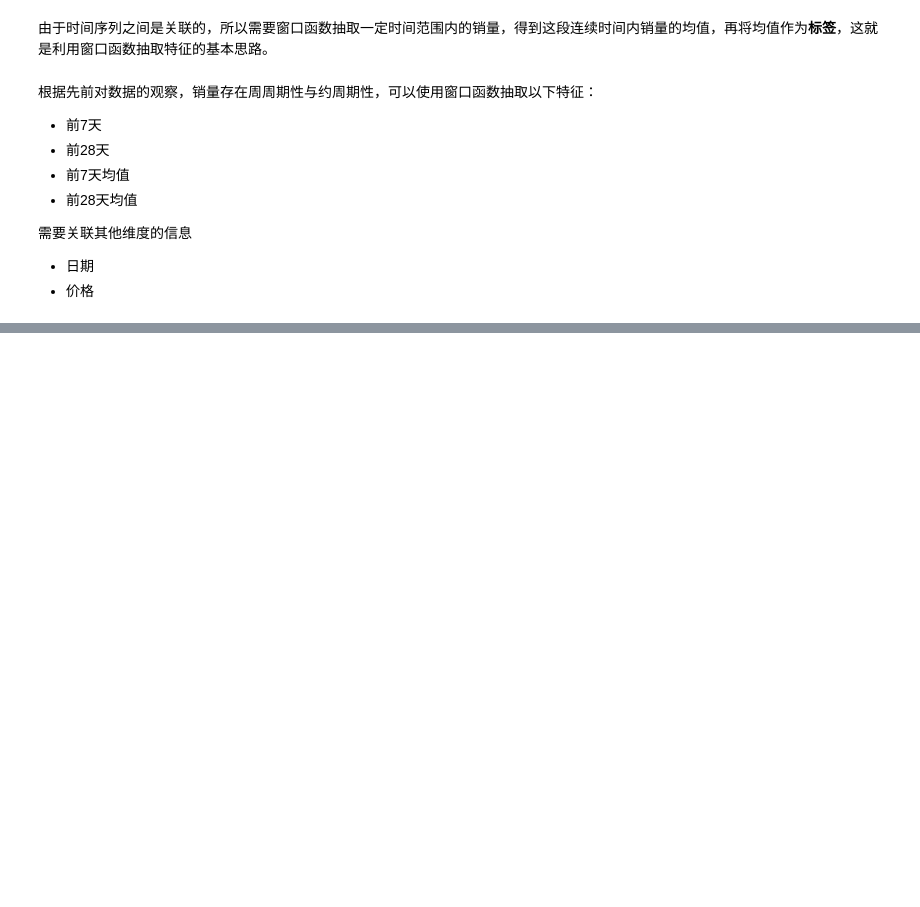
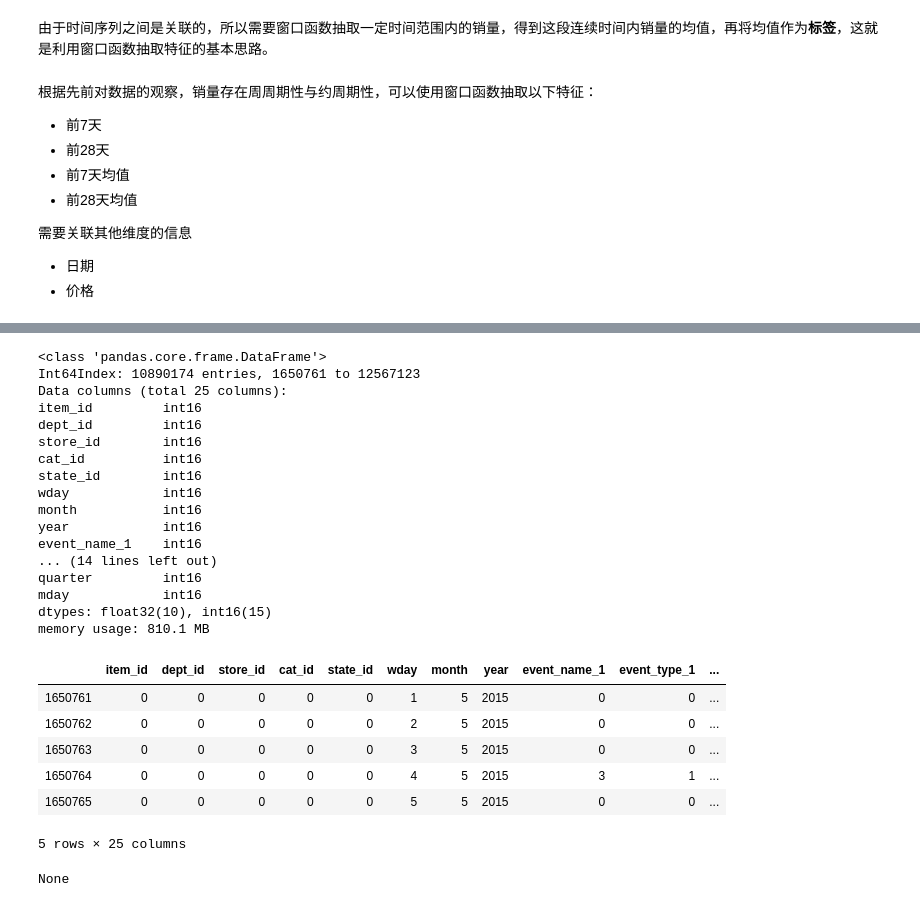
Before and after one commit to Zhu-Haikun/Kaggle-M5-Forecasting-Accuracy, a Jupyter notebook: M5-Competitors.ipynb, the cells around one changed output, grey strips where cells are left out. Cells and saved outputs as stored; diff of their text form; code cells hidden in the pictures; blank space fills up the shorter version.

```diff
--- a/M5-Competitors.ipynb
+++ b/M5-Competitors.ipynb
@@ -431,11 +418,11 @@ sale_data.head(1)
 - 价格
 # %%
 # 创建训练数据集
-def create_train_data(train_start,test_start=1800,is_train=True):
+def create_train_data(train_start=750,test_start=1800,is_train=True):
     '''
     参数说明：
-    train_start   设置训练集取值范围，取值范围为填写值至最后一个时间序列之间所有数据。
-    test_start    设置验证集取值范围，取值范围为填写值至最后一个时间序列之间所有数据。
+    train_start   设置训练集取值范围，取值范围为变量值至最后一个时间序列之间所有数据。
+    test_start    设置验证集取值范围，取值范围为变量值至最后一个时间序列之间所有数据。
     is_train=True 区分训练集与验证集条件。
     '''
     # 不同数据类型的特征，转化为可供机器学习运算的方式不同
@@ -481,7 +468,7 @@ def create_train_data(train_start,test_start=1800,is_train=True):
             sale_data[col] = sale_data[col].cat.codes.astype("int16")
             sale_data[col] -= sale_data[col].min()
 
-    # 生成提交格式，保证训练集数据与验证集数据形状相同
+    # 生成提交格式，保证训练集数据与测试集数据形状相同
     if not is_train:
         for day in range(1913+1, 1913+ 2*28 +1):
             sale_data[f"d_{day}"] = np.nan
@@ -558,6 +548,6 @@ useless_cols = ["id", "date", "sales","d", "wm_yr_wk", "weekday"]
 # 在训练集数据中剔除无需参与运算的变量
 train_cols = sale_data.columns[~sale_data.columns.isin(useless_cols)]
 # 特征数据
-X_train = sale_data[train_cols]
+features_train = sale_data[train_cols]
 # 标签数据
-y_train = sale_data["sales"]
+label_train = sale_data["sales"]
@@ -597,0 +554,29 @@ LGB 模型是 GBDT 模型的变种，无法突然训练集的上界。
+# %%
+# 特征数据结果
+display(features_train.head(), features_train.info())
+# %% [output]
+<class 'pandas.core.frame.DataFrame'>
+Int64Index: 10890174 entries, 1650761 to 12567123
+Data columns (total 25 columns):
+item_id         int16
+dept_id         int16
+store_id        int16
+cat_id          int16
+state_id        int16
+wday            int16
+month           int16
+year            int16
+event_name_1    int16
+... (14 lines left out)
+quarter         int16
+mday            int16
+dtypes: float32(10), int16(15)
+memory usage: 810.1 MB
+|  | item_id | dept_id | store_id | cat_id | state_id | wday | month | year | event_name_1 | event_type_1 | ... |
+| 1650761 | 0 | 0 | 0 | 0 | 0 | 1 | 5 | 2015 | 0 | 0 | ... |
+| 1650762 | 0 | 0 | 0 | 0 | 0 | 2 | 5 | 2015 | 0 | 0 | ... |
+| 1650763 | 0 | 0 | 0 | 0 | 0 | 3 | 5 | 2015 | 0 | 0 | ... |
+| 1650764 | 0 | 0 | 0 | 0 | 0 | 4 | 5 | 2015 | 3 | 1 | ... |
+| 1650765 | 0 | 0 | 0 | 0 | 0 | 5 | 5 | 2015 | 0 | 0 | ... |
+5 rows × 25 columns
+None
```
Also changed, not shown: parts of 17 cells of this notebook, 2 other files.
